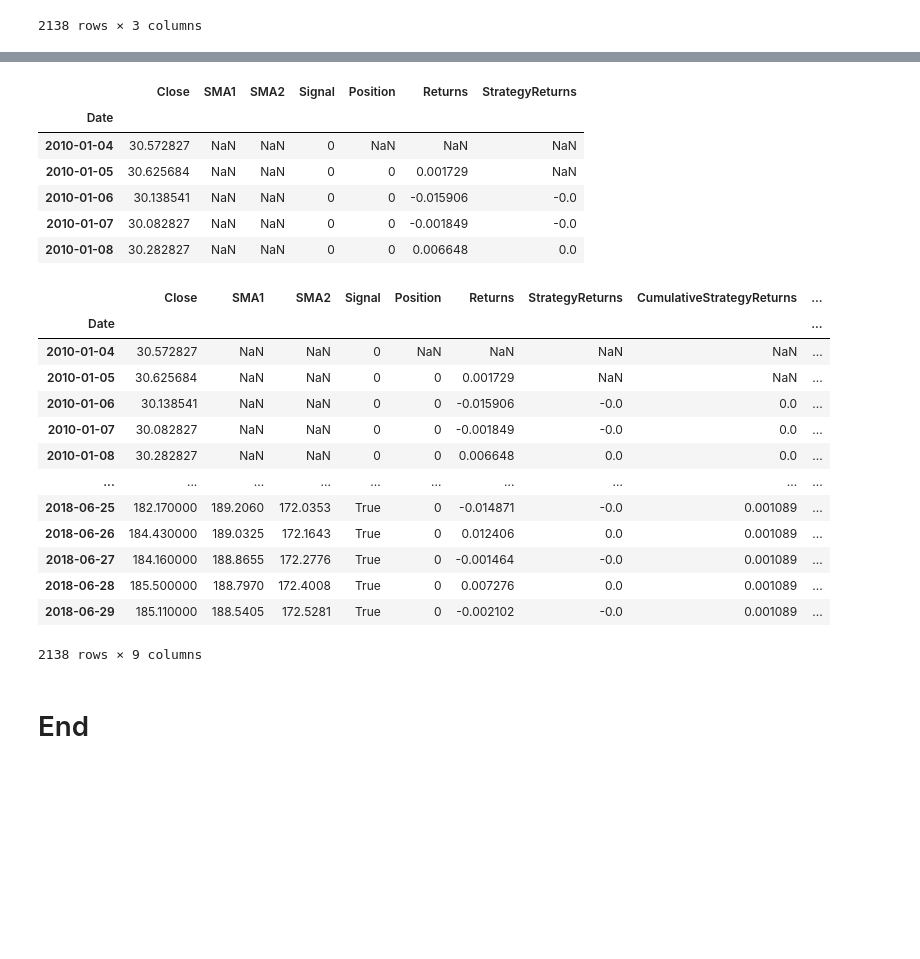
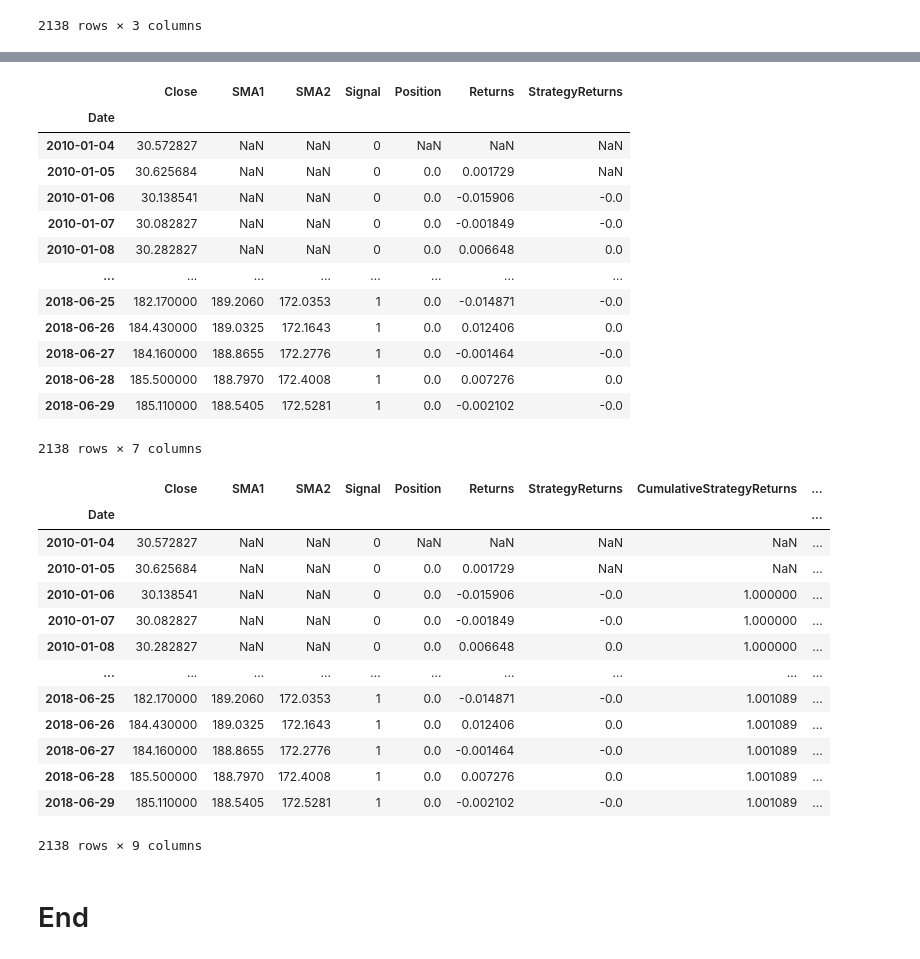
Before and after one commit to newsesame/GeneticAlgo_MovingAverageStrat, a Jupyter notebook: SMA.ipynb, the cells around one changed output, grey strips where cells are left out. Cells and saved outputs as stored; diff of their text form; code cells hidden in the pictures; blank space fills up the shorter version.

```diff
--- a/SMA.ipynb
+++ b/SMA.ipynb
@@ -89,7 +95,14 @@ data.plot(figsize=(10,6))
 # %%
 # Generate trading signals based on moving average crossover
 data['Signal'] = 0
-data['Signal'][SMA1:] = data["SMA1"][SMA1:] > data['SMA2'][SMA1:]
+data["Signal"] = np.where(data['SMA1'] > data['SMA2'], 1, 0)
+
+'''
+Change of Signal -> Position Value
+1, 0 -> -1
+0, 1 -> 1
+'''
 data['Position'] = data['Signal'].diff()
+
 data.head()
 # %% [output]
@@ -132,36 +131,43 @@ plt.show()
 # %%
-# Calculate daily returns of the USD/ZAR pair
+# Calculate daily returns
 data['Returns'] = data['Close'].pct_change()
 # Calculate strategy returns
 data['StrategyReturns'] = data['Returns'] * data['Position'].shift(1)
-data.head()
+data
 # %% [output]
 |  | Close | SMA1 | SMA2 | Signal | Position | Returns | StrategyReturns |
 | Date |  |  |  |  |  |  |  |
 | 2010-01-04 | 30.572827 | NaN | NaN | 0 | NaN | NaN | NaN |
-| 2010-01-05 | 30.625684 | NaN | NaN | 0 | 0 | 0.001729 | NaN |
-| 2010-01-06 | 30.138541 | NaN | NaN | 0 | 0 | -0.015906 | -0.0 |
-| 2010-01-07 | 30.082827 | NaN | NaN | 0 | 0 | -0.001849 | -0.0 |
-| 2010-01-08 | 30.282827 | NaN | NaN | 0 | 0 | 0.006648 | 0.0 |
+| 2010-01-05 | 30.625684 | NaN | NaN | 0 | 0.0 | 0.001729 | NaN |
+| 2010-01-06 | 30.138541 | NaN | NaN | 0 | 0.0 | -0.015906 | -0.0 |
+| 2010-01-07 | 30.082827 | NaN | NaN | 0 | 0.0 | -0.001849 | -0.0 |
+| 2010-01-08 | 30.282827 | NaN | NaN | 0 | 0.0 | 0.006648 | 0.0 |
+| ... | ... | ... | ... | ... | ... | ... | ... |
+| 2018-06-25 | 182.170000 | 189.2060 | 172.0353 | 1 | 0.0 | -0.014871 | -0.0 |
+| 2018-06-26 | 184.430000 | 189.0325 | 172.1643 | 1 | 0.0 | 0.012406 | 0.0 |
+| 2018-06-27 | 184.160000 | 188.8655 | 172.2776 | 1 | 0.0 | -0.001464 | -0.0 |
+| 2018-06-28 | 185.500000 | 188.7970 | 172.4008 | 1 | 0.0 | 0.007276 | 0.0 |
+| 2018-06-29 | 185.110000 | 188.5405 | 172.5281 | 1 | 0.0 | -0.002102 | -0.0 |
+2138 rows × 7 columns
 # %%
 # Calculate cumulative returns for the strategy and buy-and-hold
-data['CumulativeStrategyReturns'] = (1 + data['StrategyReturns']).cumprod() - 1
-data['CumulativeBuyHoldReturns'] = (1 + data['Returns']).cumprod() - 1
+data['CumulativeStrategyReturns'] = (1 + data['StrategyReturns']).cumprod()
+data['CumulativeBuyHoldReturns'] = (1 + data['Returns']).cumprod()
 data
 # %% [output]
 |  | Close | SMA1 | SMA2 | Signal | Position | Returns | StrategyReturns | CumulativeStrategyReturns | ... |
 | Date |  |  |  |  |  |  |  |  | ... |
 | 2010-01-04 | 30.572827 | NaN | NaN | 0 | NaN | NaN | NaN | NaN | ... |
-| 2010-01-05 | 30.625684 | NaN | NaN | 0 | 0 | 0.001729 | NaN | NaN | ... |
-| 2010-01-06 | 30.138541 | NaN | NaN | 0 | 0 | -0.015906 | -0.0 | 0.0 | ... |
-| 2010-01-07 | 30.082827 | NaN | NaN | 0 | 0 | -0.001849 | -0.0 | 0.0 | ... |
-| 2010-01-08 | 30.282827 | NaN | NaN | 0 | 0 | 0.006648 | 0.0 | 0.0 | ... |
+| 2010-01-05 | 30.625684 | NaN | NaN | 0 | 0.0 | 0.001729 | NaN | NaN | ... |
+| 2010-01-06 | 30.138541 | NaN | NaN | 0 | 0.0 | -0.015906 | -0.0 | 1.000000 | ... |
+| 2010-01-07 | 30.082827 | NaN | NaN | 0 | 0.0 | -0.001849 | -0.0 | 1.000000 | ... |
+| 2010-01-08 | 30.282827 | NaN | NaN | 0 | 0.0 | 0.006648 | 0.0 | 1.000000 | ... |
 | ... | ... | ... | ... | ... | ... | ... | ... | ... | ... |
-| 2018-06-25 | 182.170000 | 189.2060 | 172.0353 | True | 0 | -0.014871 | -0.0 | 0.001089 | ... |
-| 2018-06-26 | 184.430000 | 189.0325 | 172.1643 | True | 0 | 0.012406 | 0.0 | 0.001089 | ... |
-| 2018-06-27 | 184.160000 | 188.8655 | 172.2776 | True | 0 | -0.001464 | -0.0 | 0.001089 | ... |
-| 2018-06-28 | 185.500000 | 188.7970 | 172.4008 | True | 0 | 0.007276 | 0.0 | 0.001089 | ... |
-| 2018-06-29 | 185.110000 | 188.5405 | 172.5281 | True | 0 | -0.002102 | -0.0 | 0.001089 | ... |
+| 2018-06-25 | 182.170000 | 189.2060 | 172.0353 | 1 | 0.0 | -0.014871 | -0.0 | 1.001089 | ... |
+| 2018-06-26 | 184.430000 | 189.0325 | 172.1643 | 1 | 0.0 | 0.012406 | 0.0 | 1.001089 | ... |
+| 2018-06-27 | 184.160000 | 188.8655 | 172.2776 | 1 | 0.0 | -0.001464 | -0.0 | 1.001089 | ... |
+| 2018-06-28 | 185.500000 | 188.7970 | 172.4008 | 1 | 0.0 | 0.007276 | 0.0 | 1.001089 | ... |
+| 2018-06-29 | 185.110000 | 188.5405 | 172.5281 | 1 | 0.0 | -0.002102 | -0.0 | 1.001089 | ... |
 2138 rows × 9 columns
 # %% [markdown]
 # End
```
Also changed, not shown: parts of 8 cells of this notebook, 2 other files.
